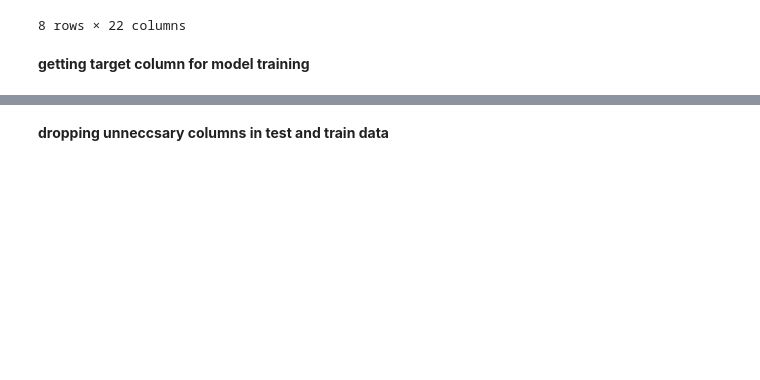
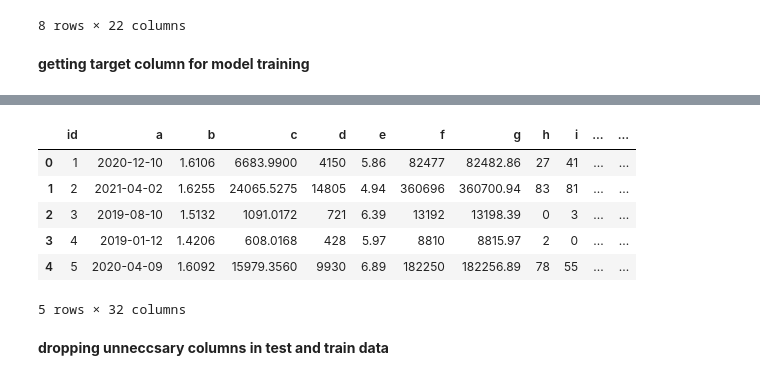
Before and after one commit to jgyfutub/Logical-Rhythm2023, a Jupyter notebook: notebook896f92e3ef.ipynb, the cells around one changed output, grey strips where cells are left out. Saved outputs shown, nothing was run; the diff lists cells and outputs as text; code cells hidden in the pictures; blank space fills up the shorter version.

```diff
--- a/notebook896f92e3ef.ipynb
+++ b/notebook896f92e3ef.ipynb
@@ -83,3 +113,23 @@ train_target=train_data['target']
+# %%
+test_data.a=pd.to_datetime(test_data.a, infer_datetime_format=True, format='mixed')
+test_data.v=pd.to_datetime(test_data.v, infer_datetime_format=True, format='mixed')
+test_data['theyear'] = test_data['a'].dt.year
+test_data['themonth'] = test_data['a'].dt.month
+test_data['theday'] = test_data['a'].dt.day
+test_data['thedayofweek'] = test_data['a'].dt.day_of_week
+test_data['thedayofyear'] = test_data['a'].dt.day_of_year
+test_data['thehour'] = test_data['v'].dt.hour
+test_data['theminute'] = test_data['v'].dt.minute
+test_data['thesecond'] = test_data['v'].dt.second
+test_data.head()
+# %% [output]
+|  | id | a | b | c | d | e | f | g | h | i | ... | ... |
+| 0 | 1 | 2020-12-10 | 1.6106 | 6683.9900 | 4150 | 5.86 | 82477 | 82482.86 | 27 | 41 | ... | ... |
+| 1 | 2 | 2021-04-02 | 1.6255 | 24065.5275 | 14805 | 4.94 | 360696 | 360700.94 | 83 | 81 | ... | ... |
+| 2 | 3 | 2019-08-10 | 1.5132 | 1091.0172 | 721 | 6.39 | 13192 | 13198.39 | 0 | 3 | ... | ... |
+| 3 | 4 | 2019-01-12 | 1.4206 | 608.0168 | 428 | 5.97 | 8810 | 8815.97 | 2 | 0 | ... | ... |
+| 4 | 5 | 2020-04-09 | 1.6092 | 15979.3560 | 9930 | 6.89 | 182250 | 182256.89 | 78 | 55 | ... | ... |
+5 rows × 32 columns
 # %% [markdown]
 ****dropping unneccsary columns in test and train data****
 # %%
```
Also changed, not shown: parts of 21 cells of this notebook.
